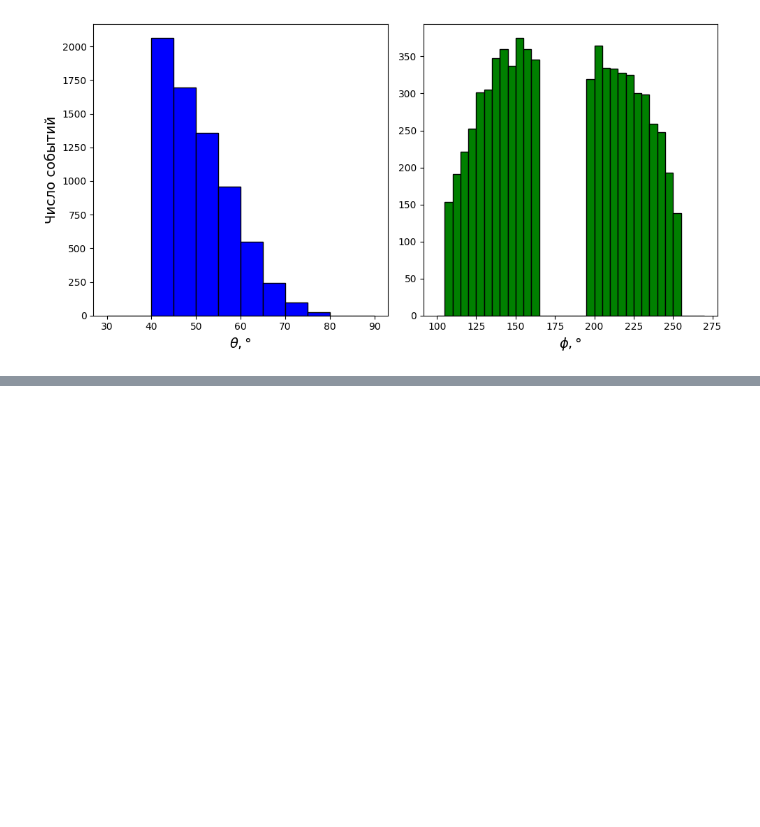
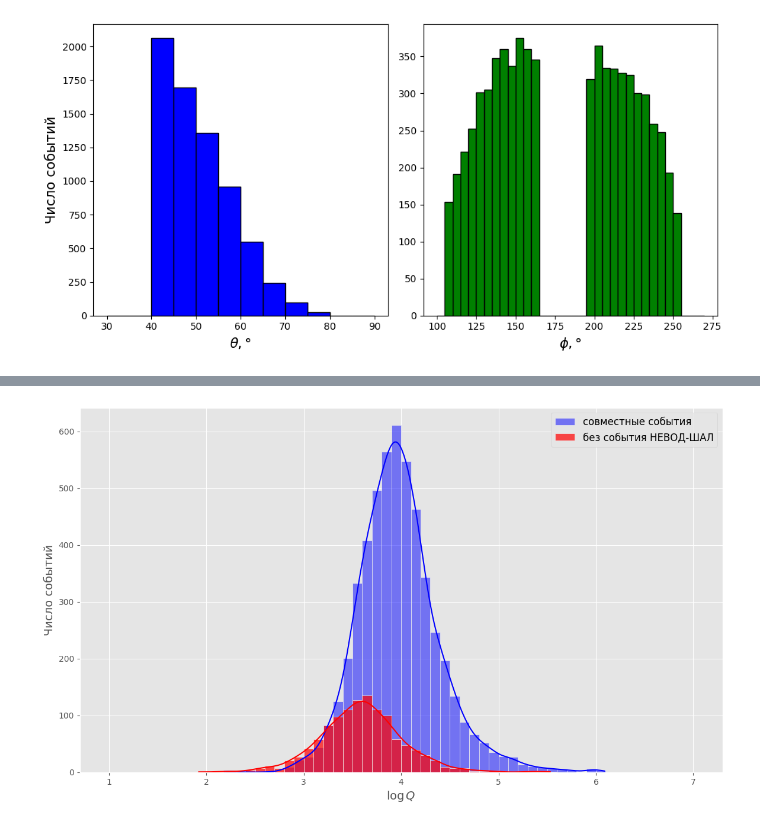
Before and after one commit to matalhim/EAS, a Jupyter notebook: DCR-NVD-SCT/main.ipynb, the cells around one changed output, grey strips where cells are left out. Cells and saved outputs as stored; diff of their text form; code cells hidden in the pictures; blank space fills up the shorter version.

```diff
--- a/DCR-NVD-SCT/main.ipynb
+++ b/DCR-NVD-SCT/main.ipynb
@@ -36,3 +48,6 @@ plt.savefig('plots/theta_phi.png')
 plt.show()
 # %% [output]
 [figure]
+# %%
+df = df[~df['RUN'].isin([810, 811, 812])]
+df.head(3)
@@ -38,0 +59,3 @@ plt.show()
+# %%
+events_df = events_df[~events_df['NRUN'].isin([810, 811, 812])]
+events_df.head(3)
@@ -38,0 +68,2 @@ plt.show()
+# %%
+events_df = events_df.drop_duplicates()
@@ -38,0 +76,3 @@ plt.show()
+# %%
+events = df[df['Event'].isin(events_df['NEvent'])]
+not_events = df[~df['Event'].isin(events_df['NEvent'])]
@@ -38,0 +92,25 @@ plt.show()
+# %%
+log_events = np.log10(events['SumNpeGoodCorr'])
+log_not_events = np.log10(not_events['SumNpeGoodCorr'])
+
+min_bin = min(log_events.min(), log_not_events.min())
+max_bin = max(log_events.max(), log_not_events.max())
+bins = np.arange(np.floor(min_bin), np.ceil(
+    max_bin) + 0.1, 0.1)
+
+plt.figure(figsize=(14, 8))
+
+sns.histplot(log_events, bins=bins, kde=True,
+             color='blue', label='совместные события')
+sns.histplot(log_not_events, bins=bins, kde=True,
+             color='red', label='без события НЕВОД-ШАЛ', alpha=0.7)
+
+plt.xlabel(r'$\log{Q}$', fontsize=14)
+plt.ylabel('Число событий', fontsize=14)
+plt.legend(fontsize=12)
+plt.grid(True)
+
+plt.savefig('plots/events_logQ.png')
+plt.show()
+# %% [output]
+[figure, added]
```
Also changed, not shown: parts of 9 cells of this notebook.
